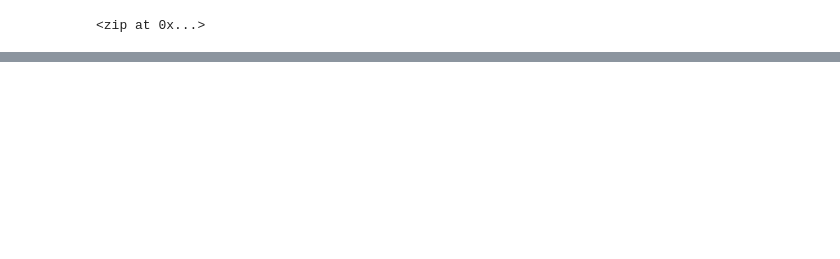
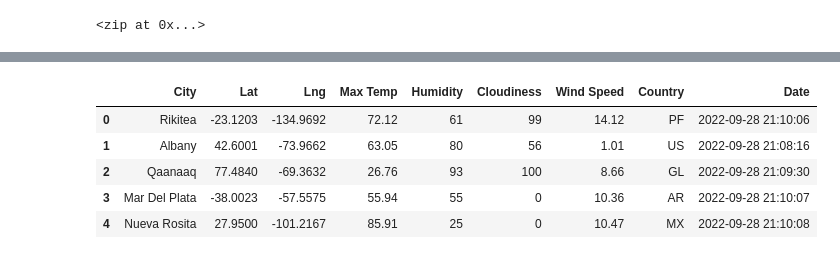
Before and after one commit to Mishauwa/World_Weather_Analysis, a Jupyter notebook: WeatherPy.ipynb, the cells around one changed output, grey strips where cells are left out. Saved outputs shown, nothing was run; the diff lists cells and outputs as text; code cells hidden in the pictures; blank space fills up the shorter version.

Commit message:
modifying .gitignore and adding WeatherPy file.

```diff
--- a/WeatherPy.ipynb
+++ b/WeatherPy.ipynb
@@ -7,8 +7,8 @@ import numpy as np
 # %%
 # Create a set of random latitude and longitude combinations
 
-lats = np.random.uniform(low=-90.000, high=90.000, size=1500)
-lngs = np.random.uniform(low=-180.000, high=180.000, size=1500)
+lats = np.random.uniform(low=-90.000, high=90.000, size=2000)
+lngs = np.random.uniform(low=-180.000, high=180.000, size=2000)
 
 lat_lngs = zip(lats, lngs)
 lat_lngs
@@ -64,0 +69,2 @@ len(cities)
+# %%
+url = "https://api.openweathermap.org/data/2.5/weather?units=Imperial&appid=" + weather_api_key
@@ -64,0 +176,12 @@ len(cities)
+# %%
+# Convert the array of dictionaries to a Pandas DataFrame
+
+city_data_df = pd.DataFrame(city_data)
+city_data_df.head()
+# %% [output]
+|  | City | Lat | Lng | Max Temp | Humidity | Cloudiness | Wind Speed | Country | Date |
+| 0 | Rikitea | -23.1203 | -134.9692 | 72.12 | 61 | 99 | 14.12 | PF | 2022-09-28 21:10:06 |
+| 1 | Albany | 42.6001 | -73.9662 | 63.05 | 80 | 56 | 1.01 | US | 2022-09-28 21:08:16 |
+| 2 | Qaanaaq | 77.4840 | -69.3632 | 26.76 | 93 | 100 | 8.66 | GL | 2022-09-28 21:09:30 |
+| 3 | Mar Del Plata | -38.0023 | -57.5575 | 55.94 | 55 | 0 | 10.36 | AR | 2022-09-28 21:10:07 |
+| 4 | Nueva Rosita | 27.9500 | -101.2167 | 85.91 | 25 | 0 | 10.47 | MX | 2022-09-28 21:10:08 |
```
Also changed, not shown: parts of 7 cells of this notebook, 4 other files.
